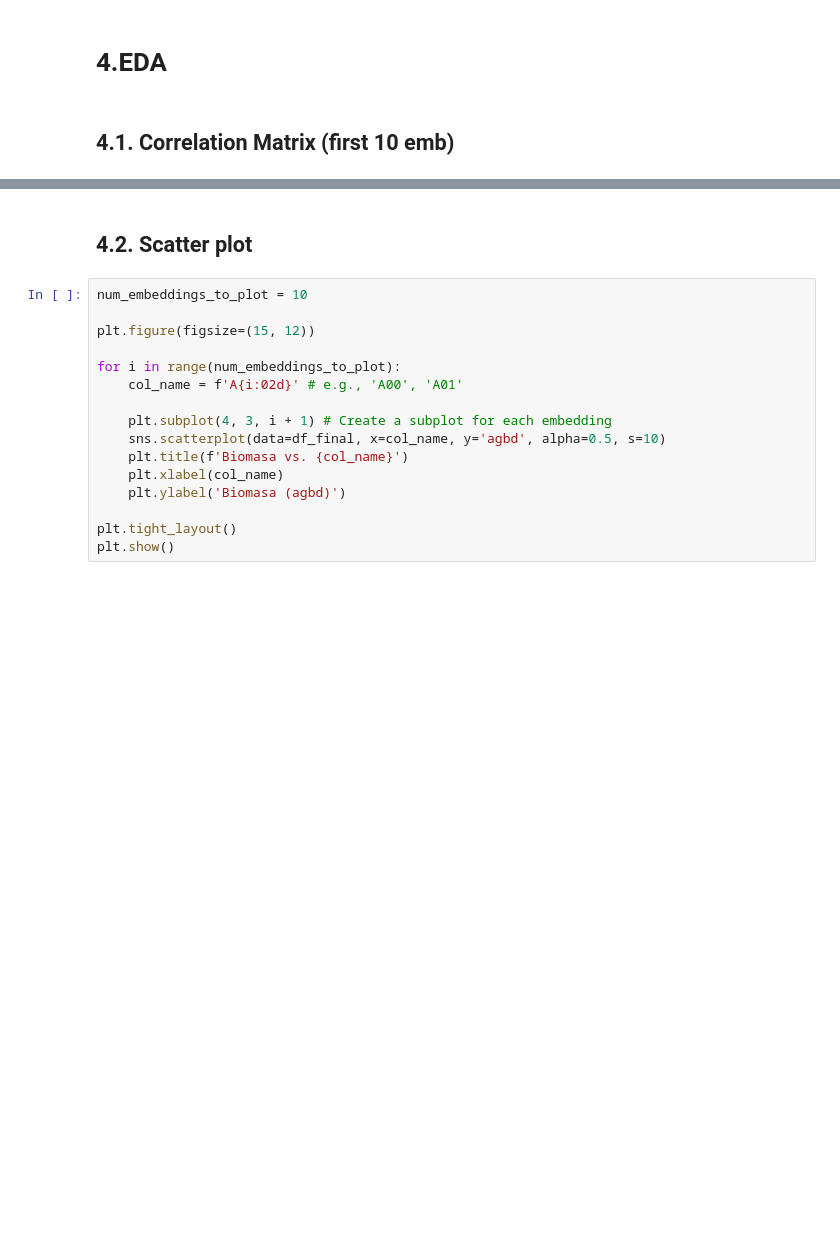
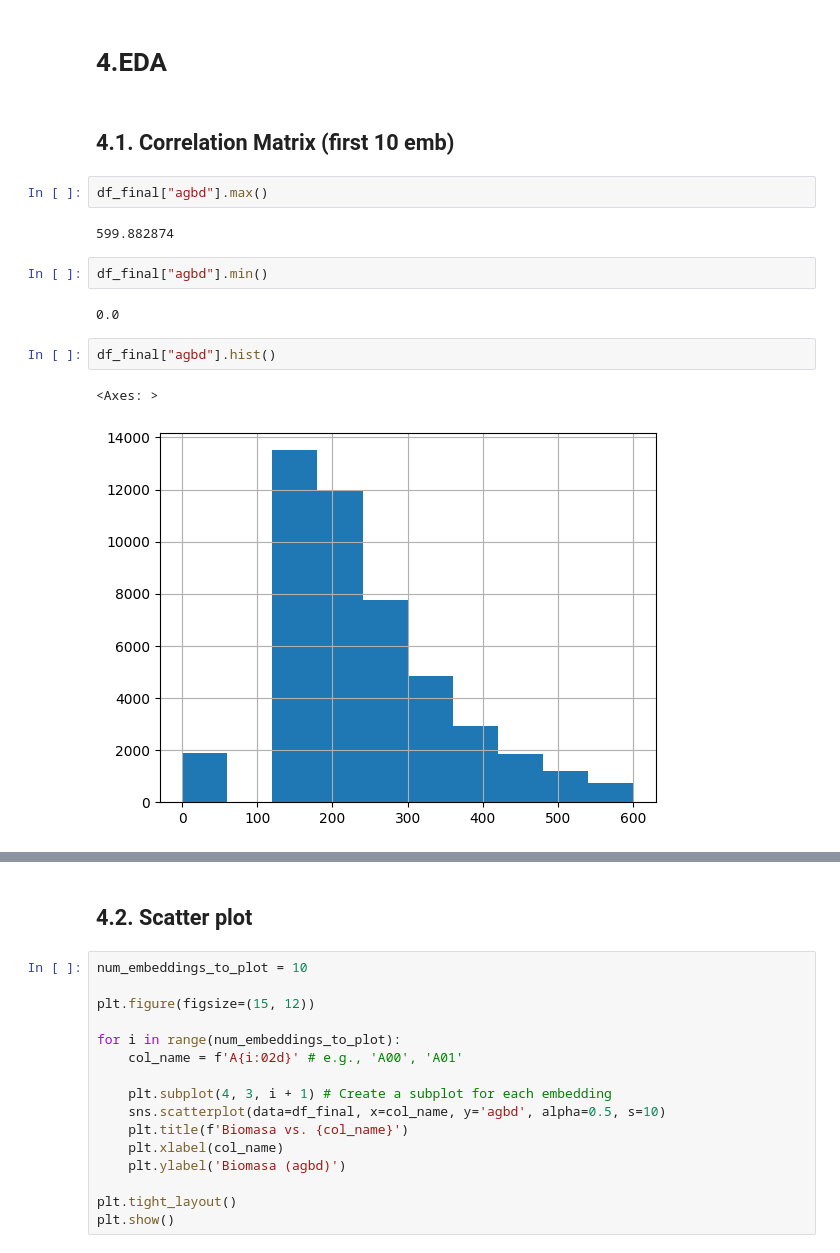
Before and after one commit to daningMontano/ACUS_ECOSYSTEM_ZCH, a Jupyter notebook: Notebooks/Biomass/0_Data_extraction.ipynb, the cells around one changed output, grey strips where cells are left out. Saved outputs shown, nothing was run; the diff lists cells and outputs as text; blank space fills up the shorter version.

```diff
--- a/Notebooks/Biomass/0_Data_extraction.ipynb
+++ b/Notebooks/Biomass/0_Data_extraction.ipynb
@@ -302,6 +303,19 @@ df_final.shape
 # **4.EDA**
 # %% [markdown]
 ## 4.1. Correlation Matrix (first 10 emb)
+# %%
+df_final["agbd"].max()
+# %% [output]
+599.882874
+# %%
+df_final["agbd"].min()
+# %% [output]
+0.0
+# %%
+df_final["agbd"].hist()
+# %% [output]
+<Axes: >
+[figure, added]
 # %%
 columns_to_correlate = ['agbd'] + [f'A{i:02d}' for i in range(10)]
 correlation_matrix = df_final[columns_to_correlate].corr()
```
Also changed, not shown: parts of 12 cells of this notebook.
